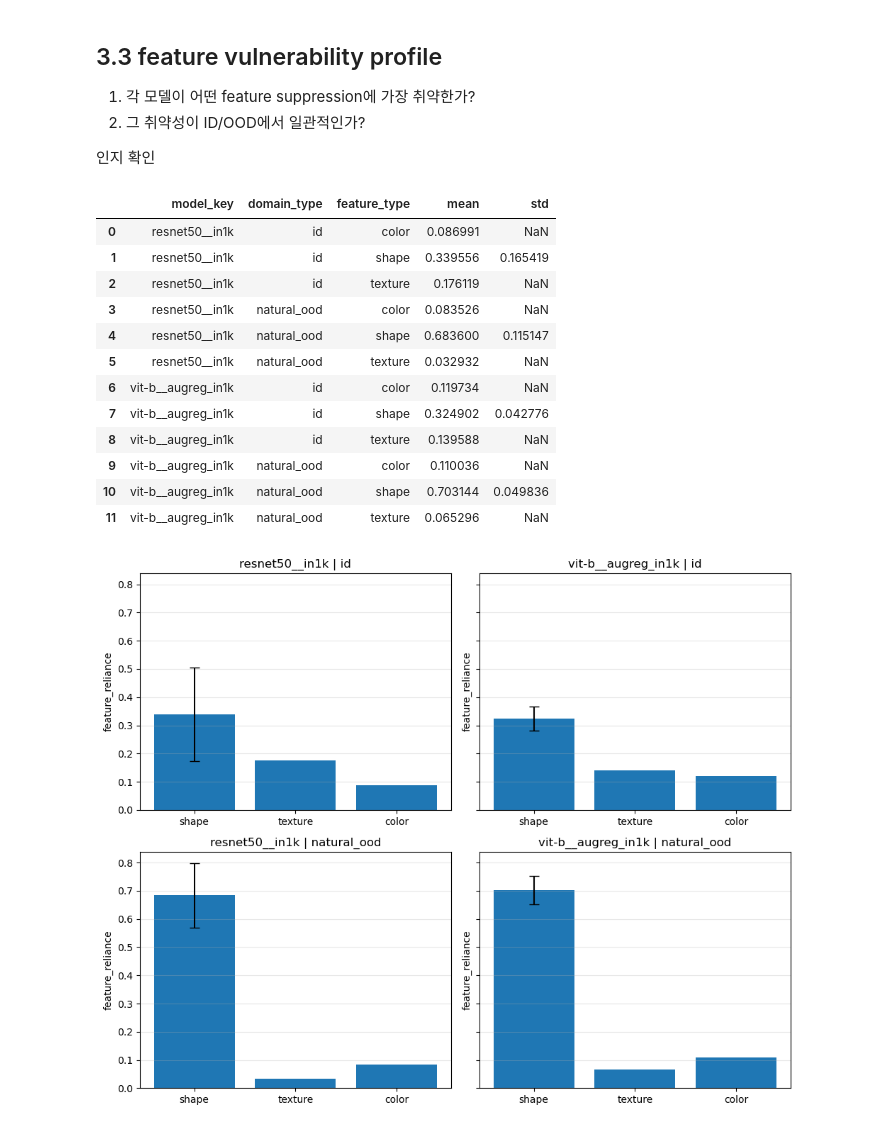
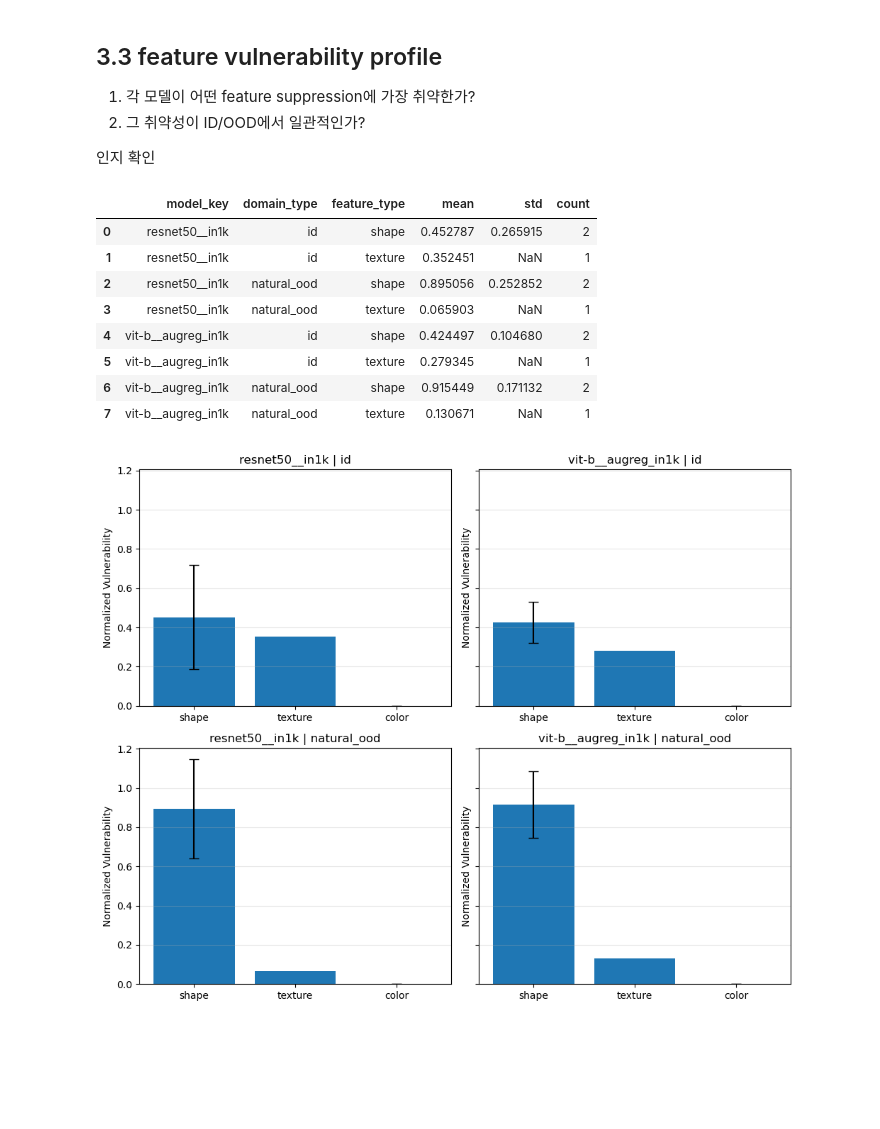
Before and after one commit to sdsdsdsdaf/Feature-Reliance, a Jupyter notebook: results_analysis.ipynb, the cells around one changed output. Cells and saved outputs as stored; diff of their text form; code cells hidden in the pictures; blank space fills up the shorter version.

```diff
--- a/results_analysis.ipynb
+++ b/results_analysis.ipynb
@@ -1167,30 +1634,49 @@ plt.show()
 
 인지 확인
 # %%
+def get_target_score(row):
+    if row["feature_type"] == "shape":
+        return row["shape_score"]
+    elif row["feature_type"] == "texture":
+        return row["texture_score"]
+    else:
+        return np.nan  # color 등은 제외
+
+profile_df = fixed_summary.copy()
+
+# target feature score
+profile_df["target_score"] = profile_df.apply(get_target_score, axis=1)
+
+# suppression strength (얼마나 많이 깨졌는지)
+profile_df["suppression_strength"] = 1.0 - profile_df["target_score"]
+
+# 안정성 필터 (너무 약한 perturbation 제거)
+profile_df = profile_df[profile_df["suppression_strength"] > 1e-3]
+
+# 핵심: normalized vulnerability 1의 texture or shape score가 떨어질때 상대적으로 얼마나 accuracy가 떨어지는지
+profile_df["norm_vulnerability"] = (
+    profile_df["feature_reliance"] / profile_df["suppression_strength"]
+)
+
+# 집계
 feature_stats = (
-    fixed_summary[
-        fixed_summary["perturbation"] != "original"
-    ]
-    .groupby(["model_key", "domain_type", "feature_type"])["feature_reliance"]
-    .agg(["mean", "std"])
+    profile_df
+    .groupby(["model_key", "domain_type", "feature_type"])["norm_vulnerability"]
+    .agg(["mean", "std", "count"])
     .reset_index()
 )
 
 display(feature_stats)
 # %% [output]
-|  | model_key | domain_type | feature_type | mean | std |
-| 0 | resnet50__in1k | id | color | 0.086991 | NaN |
-| 1 | resnet50__in1k | id | shape | 0.339556 | 0.165419 |
-| 2 | resnet50__in1k | id | texture | 0.176119 | NaN |
-| 3 | resnet50__in1k | natural_ood | color | 0.083526 | NaN |
-| 4 | resnet50__in1k | natural_ood | shape | 0.683600 | 0.115147 |
-| 5 | resnet50__in1k | natural_ood | texture | 0.032932 | NaN |
-| 6 | vit-b__augreg_in1k | id | color | 0.119734 | NaN |
-| 7 | vit-b__augreg_in1k | id | shape | 0.324902 | 0.042776 |
-| 8 | vit-b__augreg_in1k | id | texture | 0.139588 | NaN |
-| 9 | vit-b__augreg_in1k | natural_ood | color | 0.110036 | NaN |
-| 10 | vit-b__augreg_in1k | natural_ood | shape | 0.703144 | 0.049836 |
-| 11 | vit-b__augreg_in1k | natural_ood | texture | 0.065296 | NaN |
+|  | model_key | domain_type | feature_type | mean | std | count |
+| 0 | resnet50__in1k | id | shape | 0.452787 | 0.265915 | 2 |
+| 1 | resnet50__in1k | id | texture | 0.352451 | NaN | 1 |
+| 2 | resnet50__in1k | natural_ood | shape | 0.895056 | 0.252852 | 2 |
+| 3 | resnet50__in1k | natural_ood | texture | 0.065903 | NaN | 1 |
+| 4 | vit-b__augreg_in1k | id | shape | 0.424497 | 0.104680 | 2 |
+| 5 | vit-b__augreg_in1k | id | texture | 0.279345 | NaN | 1 |
+| 6 | vit-b__augreg_in1k | natural_ood | shape | 0.915449 | 0.171132 | 2 |
+| 7 | vit-b__augreg_in1k | natural_ood | texture | 0.130671 | NaN | 1 |
 # %%
 
 def plot_feature_vulnerability_with_error(feature_stats):
@@ -1223,32 +1709,32 @@ def plot_feature_vulnerability_with_error(feature_stats):
             stds = []
 
             for f in features:
                 row = sub[sub["feature_type"] == f]
                 if len(row) > 0:
                     means.append(row["mean"].values[0])
                     stds.append(row["std"].values[0])
                 else:
                     means.append(0)
                     stds.append(0)
 
             x = np.arange(len(features))
 
             ax.bar(
                 x,
                 means,
                 yerr=stds,
                 capsize=5,
             )
 
             ax.set_xticks(x)
             ax.set_xticklabels(features)
             ax.set_title(f"{model} | {domain}")
-            ax.set_ylabel("feature_reliance")
+            ax.set_ylabel("Normalized Vulnerability")
             ax.grid(axis="y", alpha=0.3)
 
     plt.tight_layout()
     plt.show()
 
 plot_feature_vulnerability_with_error(feature_stats)
 # %% [output]
-[figure, old version]
+[figure, new version]
```
Also changed, not shown: parts of 27 cells of this notebook, 5 other files.
